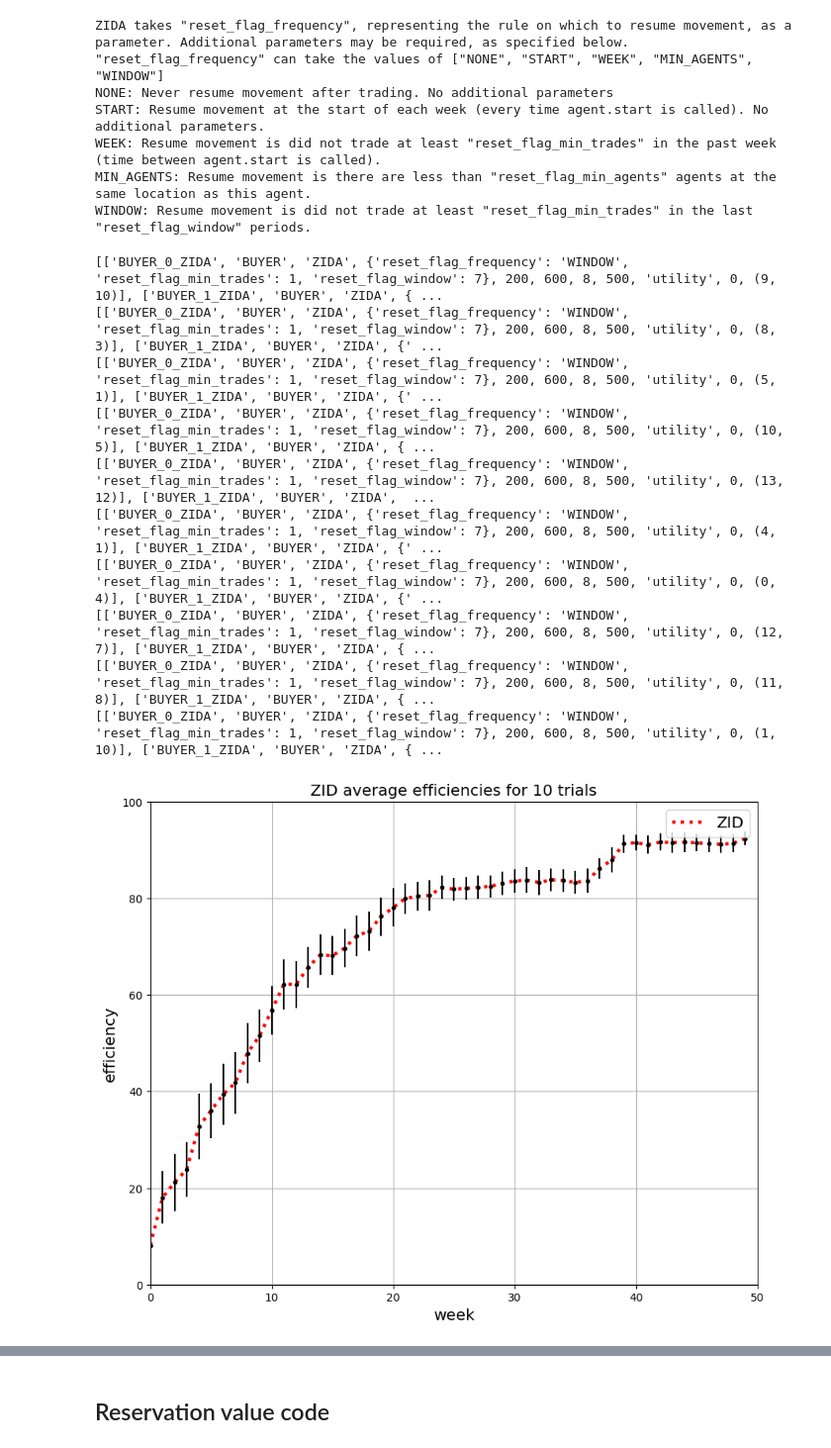
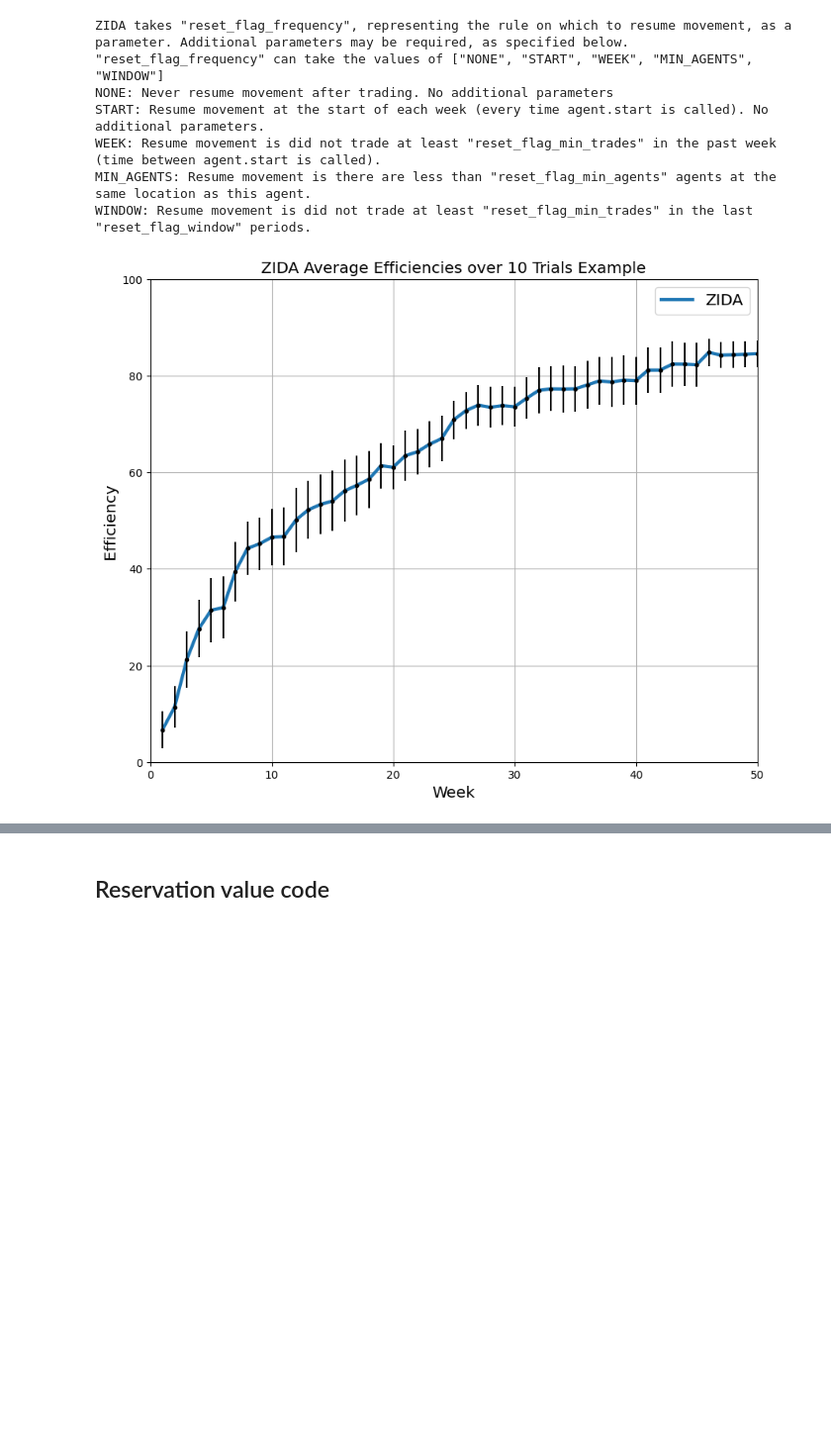
Before and after one commit to Kmccabe/dm_markets, a Jupyter notebook: modules_vCOVID/notebooks/dm_users_guide.ipynb, the cells around one changed output, grey strips where cells are left out. Shown at 99% size. Drawn from its saved outputs; the diff is of its cells as text; code cells hidden in the pictures; blank space fills up the shorter version.

Commit message:
Fixed visualizers for efficiency (line) and monte_carlo generator

```diff
--- a/modules_vCOVID/notebooks/dm_users_guide.ipynb
+++ b/modules_vCOVID/notebooks/dm_users_guide.ipynb
@@ -243,61 +209,39 @@ num_periods = 7 # Choose the number of periods in week
 num_rounds = 5 # Choose the number of trading rounds within a period
 grid_size = 15 # Choose the grid size
 num_traders = 10 # Define the number of traders - used as a verification to check agent group definition
 
 # Define trader groups - These are the traders which will go into your simulation
-group_size = int(num_traders/2) # Note: The group size (number of agents in a group) must be an integer
+proportion_sellers = 0.5
+num_buyer = int(num_traders*(1-proportion_sellers)) # Note: The group size (number of agents in a group) must be an integer
+num_seller = int(num_traders*(proportion_sellers))
+
 lower_bound = 200 # Lower bound on
 upper_bound = 600
 num_units = 8 # Number of units each trader demands/supplies
 # starting endowments
 buy_endow = 500
 sell_endow = 0
 move_error_rate = 0 # chance to randomly move and override movement strategy
 starting_location = None # Location each agent starts at; None = randomly on grid
 agent_class = 'ZIDA' # String name of the agent class - this class requires parameters
 
 # Define the strategy parameters as a dictionary
 strategy_params = {'reset_flag_frequency':'WINDOW',
                    'reset_flag_min_trades': 1,
                    'reset_flag_window': 7
                    } # Parameters required for the strategy - ZIDA and ZIDT types require inputs
 
-buy_group = [group_size, 'BUYER', agent_class, strategy_params, lower_bound, upper_bound, num_units, buy_endow, 'utility', move_error_rate, starting_location]
+buy_group = [num_buyer, 'BUYER', agent_class, strategy_params, lower_bound, upper_bound, num_units, buy_endow, 'utility', move_error_rate, starting_location]
 
-sell_group = [group_size, 'SELLER', agent_class, strategy_params, lower_bound, upper_bound, num_weeks, sell_endow, 'profit', move_error_rate, starting_location]
+sell_group = [num_seller, 'SELLER', agent_class, strategy_params, lower_bound, upper_bound, num_units, sell_endow, 'profit', move_error_rate, starting_location]
 
 agent_groups = [buy_group, sell_group]
 
 # run Monte_Carlo
-data_table = sim_utils.make_monte_carlo(sim_name,
+sim_data = dm_sim.make_monte_carlo(sim_name,
                                         num_trials, num_periods, num_weeks, num_rounds,
                                         num_traders, agent_groups, grid_size)
 
-eff_avg, std_error, eff_min, eff_max = sim_utils.analyze_eff_data(num_trials, num_weeks, data_table)
-x = range(num_weeks)
-fig, ax = plt.subplots(figsize=(10, 8))
-
-# TODO: Replace with helper function
-ax.plot(x, eff_avg, label = 'ZID', linestyle = 'dotted', color='red', lw =3)
-ax.errorbar(x, eff_avg, yerr=std_error, fmt='.k')
-
-ax.set_xlabel('week', size = 'x-large')
-ax.set_xbound(0, num_weeks)
-ax.set_ybound(0, 100)
-ax.grid(1)
-ax.set_ylabel('efficiency', size = 'x-large')
-ax.set_title(f'ZID average efficiencies for {num_trials} trials', size = 'x-large')
-ax.legend(fontsize='x-large')
-plt.show()
+dm_utils.draw_efficiency(sim_data, labels='ZIDA', title=f'ZIDA Average Efficiencies over {num_trials} Trials Example')
 # %% [output]
-[['BUYER_0_ZIDA', 'BUYER', 'ZIDA', {'reset_flag_frequency': 'WINDOW', 'reset_flag_min_trades': 1, 'reset_flag_window': 7}, 200, 600, 8, 500, 'utility', 0, (9, 10)], ['BUYER_1_ZIDA', 'BUYER', 'ZIDA', { ...
-[['BUYER_0_ZIDA', 'BUYER', 'ZIDA', {'reset_flag_frequency': 'WINDOW', 'reset_flag_min_trades': 1, 'reset_flag_window': 7}, 200, 600, 8, 500, 'utility', 0, (8, 3)], ['BUYER_1_ZIDA', 'BUYER', 'ZIDA', {' ...
-[['BUYER_0_ZIDA', 'BUYER', 'ZIDA', {'reset_flag_frequency': 'WINDOW', 'reset_flag_min_trades': 1, 'reset_flag_window': 7}, 200, 600, 8, 500, 'utility', 0, (5, 1)], ['BUYER_1_ZIDA', 'BUYER', 'ZIDA', {' ...
-[['BUYER_0_ZIDA', 'BUYER', 'ZIDA', {'reset_flag_frequency': 'WINDOW', 'reset_flag_min_trades': 1, 'reset_flag_window': 7}, 200, 600, 8, 500, 'utility', 0, (10, 5)], ['BUYER_1_ZIDA', 'BUYER', 'ZIDA', { ...
-[['BUYER_0_ZIDA', 'BUYER', 'ZIDA', {'reset_flag_frequency': 'WINDOW', 'reset_flag_min_trades': 1, 'reset_flag_window': 7}, 200, 600, 8, 500, 'utility', 0, (13, 12)], ['BUYER_1_ZIDA', 'BUYER', 'ZIDA',  ...
-[['BUYER_0_ZIDA', 'BUYER', 'ZIDA', {'reset_flag_frequency': 'WINDOW', 'reset_flag_min_trades': 1, 'reset_flag_window': 7}, 200, 600, 8, 500, 'utility', 0, (4, 1)], ['BUYER_1_ZIDA', 'BUYER', 'ZIDA', {' ...
-[['BUYER_0_ZIDA', 'BUYER', 'ZIDA', {'reset_flag_frequency': 'WINDOW', 'reset_flag_min_trades': 1, 'reset_flag_window': 7}, 200, 600, 8, 500, 'utility', 0, (0, 4)], ['BUYER_1_ZIDA', 'BUYER', 'ZIDA', {' ...
-[['BUYER_0_ZIDA', 'BUYER', 'ZIDA', {'reset_flag_frequency': 'WINDOW', 'reset_flag_min_trades': 1, 'reset_flag_window': 7}, 200, 600, 8, 500, 'utility', 0, (12, 7)], ['BUYER_1_ZIDA', 'BUYER', 'ZIDA', { ...
-[['BUYER_0_ZIDA', 'BUYER', 'ZIDA', {'reset_flag_frequency': 'WINDOW', 'reset_flag_min_trades': 1, 'reset_flag_window': 7}, 200, 600, 8, 500, 'utility', 0, (11, 8)], ['BUYER_1_ZIDA', 'BUYER', 'ZIDA', { ...
-[['BUYER_0_ZIDA', 'BUYER', 'ZIDA', {'reset_flag_frequency': 'WINDOW', 'reset_flag_min_trades': 1, 'reset_flag_window': 7}, 200, 600, 8, 500, 'utility', 0, (1, 10)], ['BUYER_1_ZIDA', 'BUYER', 'ZIDA', { ...
-[figure, old version]
+[figure, new version]
```
Also changed, not shown: parts of 23 cells of this notebook, 2 other files.
